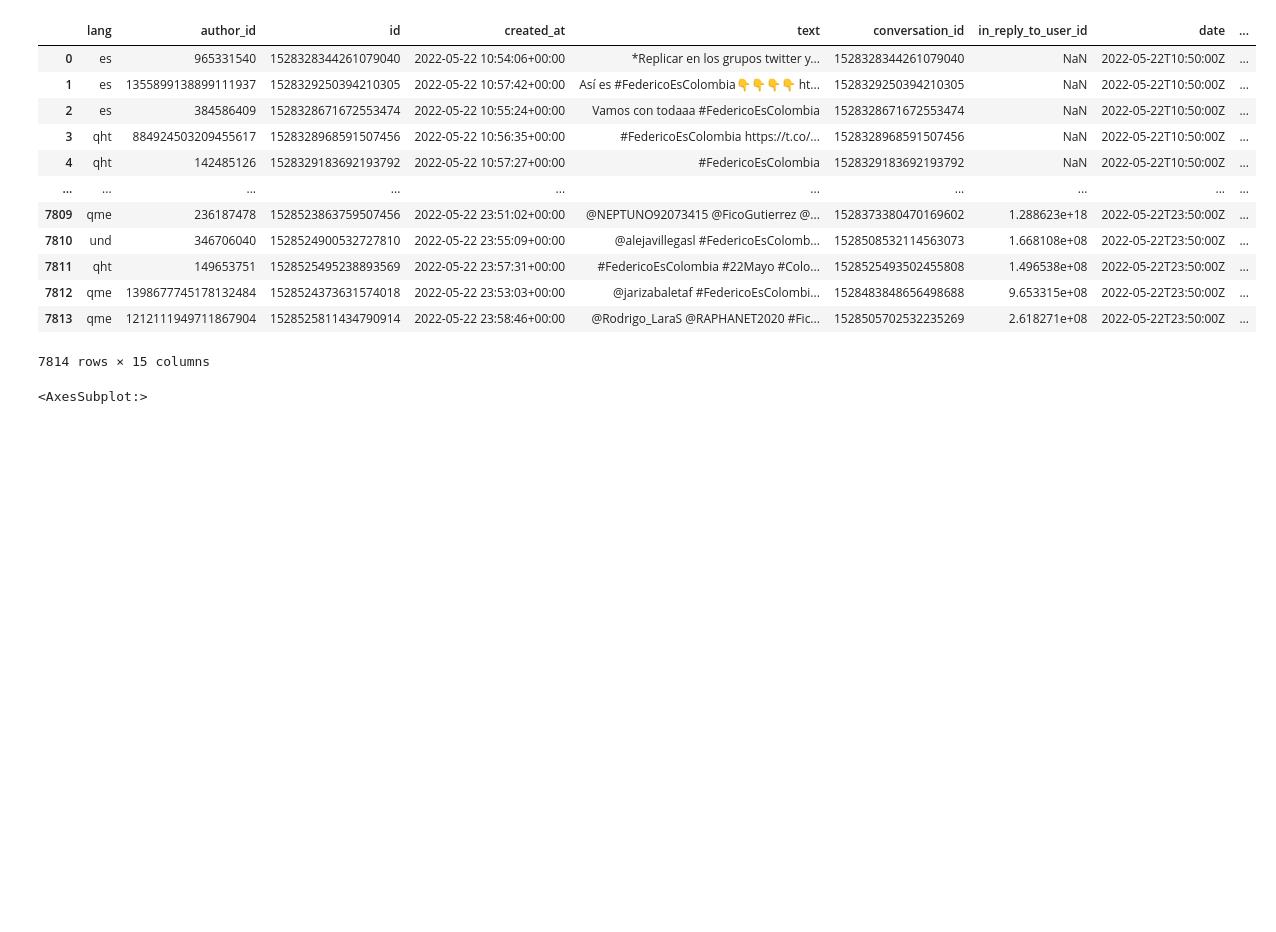
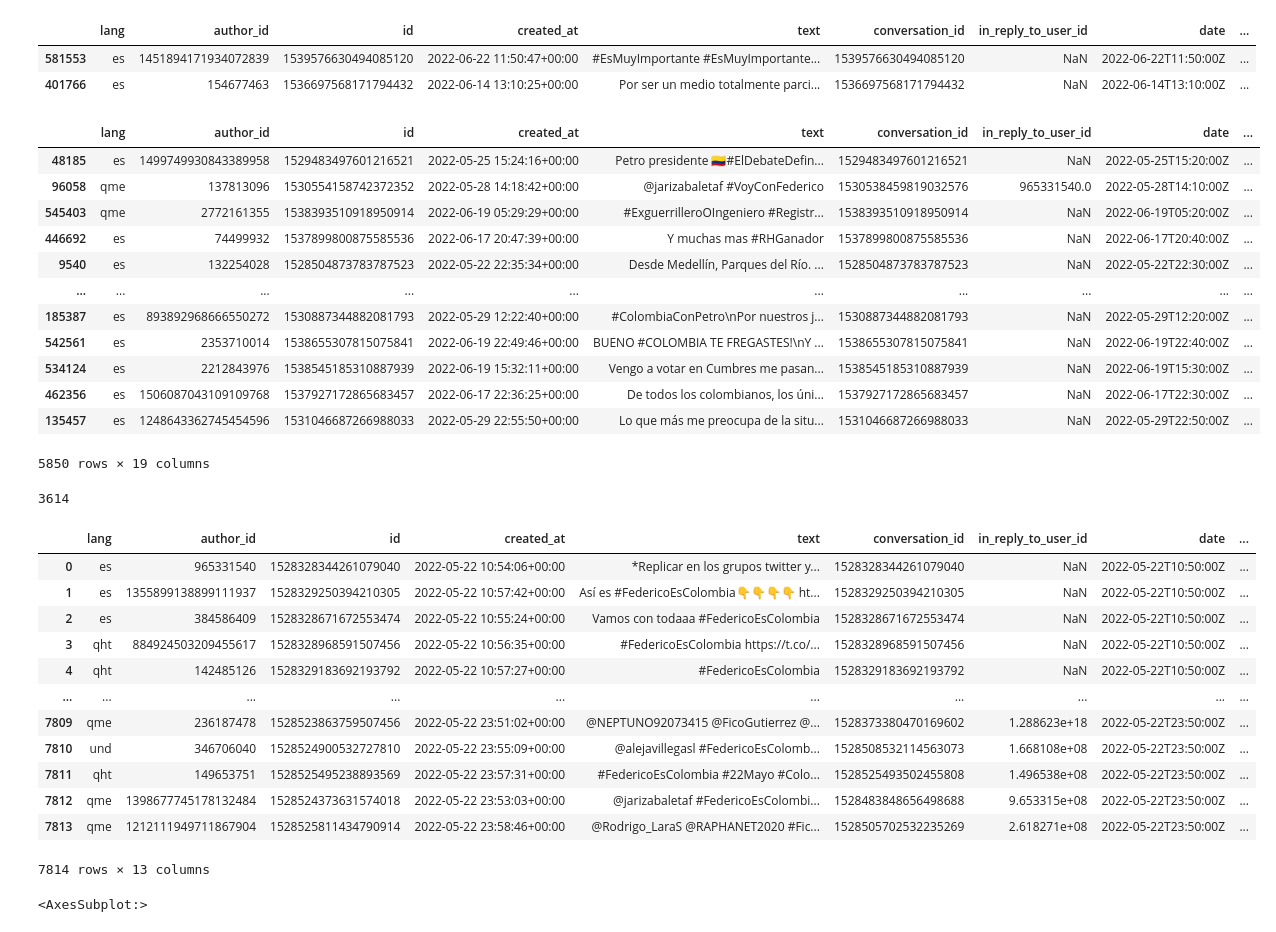
Before and after one commit to jjiguaran/Emotions_analysis, a Jupyter notebook: Code/Untitled.ipynb, the cells around one changed output. Drawn from its saved outputs; the diff is of its cells as text; code cells hidden in the pictures; blank space fills up the shorter version.

```diff
--- a/Code/Untitled.ipynb
+++ b/Code/Untitled.ipynb
@@ -16,0 +15,50 @@ df = pd.read_parquet('../Data/Trendings/2022-05-22/2022-05-22__#FedericoEsColomb
+# %%
+df_list = []
+trendings_keywords = pd.read_csv('../Data/trendings.csv')
+for i in range(len(trendings_keywords)):
+    start_date = trendings_keywords['date'][i]
+    newpath = '../Data/Trendings/'+ start_date + '/'
+    trending = trendings_keywords['trending'][i]
+    file_name = start_date + '__' +  trending + '.gzip'
+    trendings_df = pd.read_parquet(newpath + file_name)
+    trendings_df['Trending'] =  trending
+    df_list.append(trendings_df)
+full_df = pd.concat(df_list)
+full_df = full_df.reset_index(drop=True)
+full_df.to_parquet('../Data/Full_dataset/full_data.gzip',
+          compression='gzip')
+# %%
+full_df.sample(2)
+# %% [output]
+|  | lang | author_id | id | created_at | text | conversation_id | in_reply_to_user_id | date | ... |
+| 581553 | es | 1451894171934072839 | 1539576630494085120 | 2022-06-22 11:50:47+00:00 | #EsMuyImportante #EsMuyImportante... | 1539576630494085120 | NaN | 2022-06-22T11:50:00Z | ... |
+| 401766 | es | 154677463 | 1536697568171794432 | 2022-06-14 13:10:25+00:00 | Por ser un medio totalmente parci... | 1536697568171794432 | NaN | 2022-06-14T13:10:00Z | ... |
+# %%
+total = len(full_df)
+perc_sample = 0.01
+proportion = round(total*perc_sample)
+sampled_df = full_df.sample(proportion)
+# %%
+def cleaning(df):
+    df['Number_words'] = df['text'].str.count(' ') + 1
+    df['Number_non_text'] = df['text'].str.count('#|@|http')
+    df['non_text_proportion'] = df['Number_non_text']/df['Number_words']
+    return df
+# %%
+cleaned = cleaning(sampled_df)
+# %%
+cleaned
+# %% [output]
+|  | lang | author_id | id | created_at | text | conversation_id | in_reply_to_user_id | date | ... |
+| 48185 | es | 1499749930843389958 | 1529483497601216521 | 2022-05-25 15:24:16+00:00 | Petro presidente 🇨🇴#ElDebateDefin... | 1529483497601216521 | NaN | 2022-05-25T15:20:00Z | ... |
+| 96058 | qme | 137813096 | 1530554158742372352 | 2022-05-28 14:18:42+00:00 | @jarizabaletaf #VoyConFederico | 1530538459819032576 | 965331540.0 | 2022-05-28T14:10:00Z | ... |
+| 545403 | qme | 2772161355 | 1538393510918950914 | 2022-06-19 05:29:29+00:00 | #ExguerrilleroOIngeniero #Registr... | 1538393510918950914 | NaN | 2022-06-19T05:20:00Z | ... |
+| 446692 | es | 74499932 | 1537899800875585536 | 2022-06-17 20:47:39+00:00 | Y muchas mas #RHGanador | 1537899800875585536 | NaN | 2022-06-17T20:40:00Z | ... |
+| 9540 | es | 132254028 | 1528504873783787523 | 2022-05-22 22:35:34+00:00 | Desde Medellín, Parques del Río. ... | 1528504873783787523 | NaN | 2022-05-22T22:30:00Z | ... |
+| ... | ... | ... | ... | ... | ... | ... | ... | ... | ... |
+| 185387 | es | 893892968666550272 | 1530887344882081793 | 2022-05-29 12:22:40+00:00 | #ColombiaConPetro\nPor nuestros j... | 1530887344882081793 | NaN | 2022-05-29T12:20:00Z | ... |
+| 542561 | es | 2353710014 | 1538655307815075841 | 2022-06-19 22:49:46+00:00 | BUENO #COLOMBIA TE FREGASTES!\nY ... | 1538655307815075841 | NaN | 2022-06-19T22:40:00Z | ... |
+| 534124 | es | 2212843976 | 1538545185310887939 | 2022-06-19 15:32:11+00:00 | Vengo a votar en Cumbres me pasan... | 1538545185310887939 | NaN | 2022-06-19T15:30:00Z | ... |
+| 462356 | es | 1506087043109109768 | 1537927172865683457 | 2022-06-17 22:36:25+00:00 | De todos los colombianos, los úni... | 1537927172865683457 | NaN | 2022-06-17T22:30:00Z | ... |
+| 135457 | es | 1248643362745454596 | 1531046687266988033 | 2022-05-29 22:55:50+00:00 | Lo que más me preocupa de la situ... | 1531046687266988033 | NaN | 2022-05-29T22:50:00Z | ... |
+5850 rows × 19 columns
@@ -17,5 +67,9 @@ df = pd.read_parquet('../Data/Trendings/2022-05-22/2022-05-22__#FedericoEsColomb
+# %%
+len(list(cleaned[(cleaned['non_text_proportion'] < 0.3) ]['text']))
+# %% [output]
+3614
 # %%
-df
+df_2 = pd.read_parquet('../Data/Trendings/2022-05-22/2022-05-22__#FedericoEsColombia.gzip')
 # %% [output]
 |  | lang | author_id | id | created_at | text | conversation_id | in_reply_to_user_id | date | ... |
 | 0 | es | 965331540 | 1528328344261079040 | 2022-05-22 10:54:06+00:00 | *Replicar en los grupos twitter y... | 1528328344261079040 | NaN | 2022-05-22T10:50:00Z | ... |
@@ -29,7 +83,7 @@ df
 | 7811 | qht | 149653751 | 1528525495238893569 | 2022-05-22 23:57:31+00:00 | #FedericoEsColombia #22Mayo #Colo... | 1528525493502455808 | 1.496538e+08 | 2022-05-22T23:50:00Z | ... |
 | 7812 | qme | 1398677745178132484 | 1528524373631574018 | 2022-05-22 23:53:03+00:00 | @jarizabaletaf #FedericoEsColombi... | 1528483848656498688 | 9.653315e+08 | 2022-05-22T23:50:00Z | ... |
 | 7813 | qme | 1212111949711867904 | 1528525811434790914 | 2022-05-22 23:58:46+00:00 | @Rodrigo_LaraS @RAPHANET2020 #Fic... | 1528505702532235269 | 2.618271e+08 | 2022-05-22T23:50:00Z | ... |
-7814 rows × 15 columns
+7814 rows × 13 columns
 # %%
 df['tweets_length'] = df['text'].str.count(' ') + 1
 # %%
```
Also changed, not shown: parts of 2 cells of this notebook, 20 other files.
